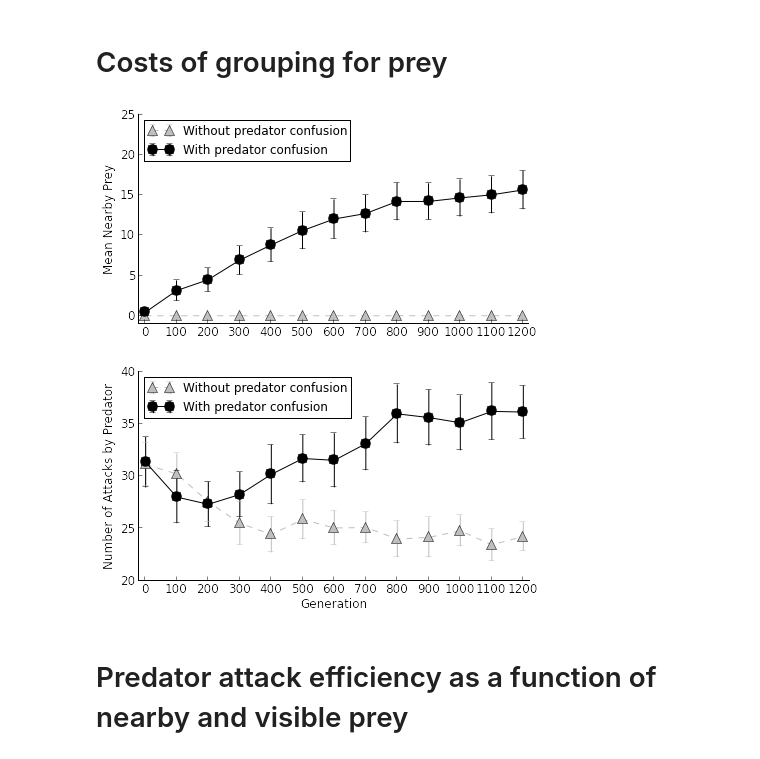
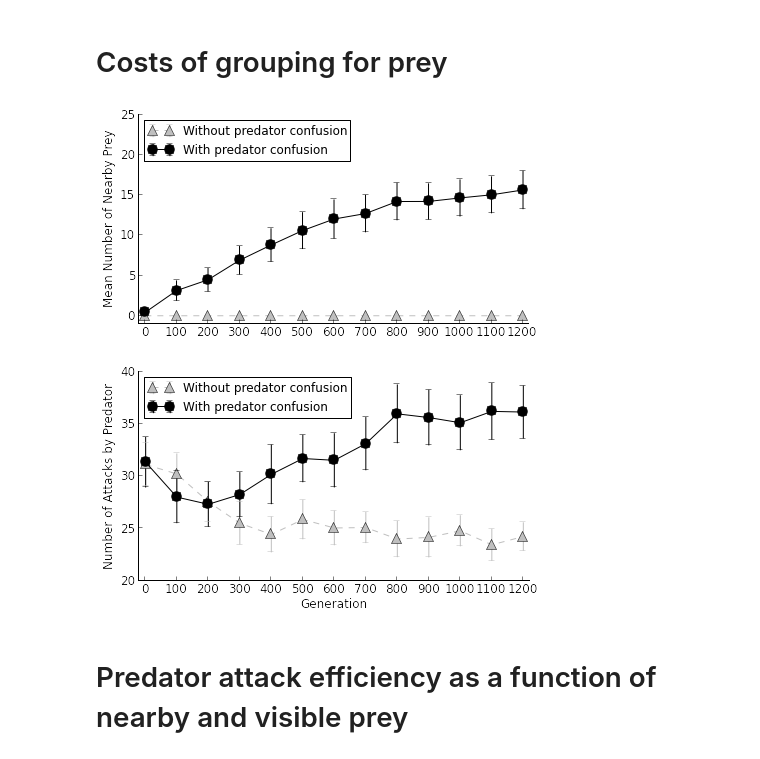
Before and after one commit to adamilab/eos-data, a Jupyter notebook: Predator Confusion Final Graphs.ipynb, the cells around one changed output. Cells and saved outputs as stored; diff of their text form; code cells hidden in the pictures.

```diff
--- a/Predator Confusion Final Graphs.ipynb
+++ b/Predator Confusion Final Graphs.ipynb
@@ -421,7 +421,7 @@ for column in meanDFs[key].columns:
         figure(figsize=(7, 3.75), frameon=False)
 
         if column == "swarm_density_count":
-            ylabel("Mean Nearby Prey", fontsize="12")
+            ylabel("Mean Number of Nearby Prey", fontsize="12")
 
         ax = axes()
         ax.spines['top'].set_visible(False)
@@ -510,7 +510,7 @@ for column in meanDFs[key].columns:
         ax.get_xaxis().tick_bottom()
         ax.get_yaxis().tick_left()
         #title(column.replace("_", " ").title() + " at end of run")
-        ylabel("Mean Nearby Prey", fontsize="12")
+        ylabel("Mean Number of Nearby Prey", fontsize="12")
         xlabel("Predator Handling Time (simulation time steps)", fontsize="12")
         xlim(0, len(keyList) + 1)
         xticks(range(1, len(keyList) + 1), ["0", "1", "2", "3", "4", "5", "10"], fontsize="12")
@@ -674,41 +674,41 @@ for column in meanDFs[key].columns:
         figure(figsize=(7, 3.75), frameon=False)
 
         if column == "swarm_density_count":
-            ylabel("Mean Nearby Prey", fontsize="12")
+            ylabel("Mean Number of Nearby Prey", fontsize="12")
             ylim(-1, 25)
         elif column == "num_attacks":
             ylabel("Number of Attacks by Predator", fontsize="12")
             xlabel("Generation", fontsize="12")
 
         ax = axes()
         ax.spines['top'].set_visible(False)
         ax.spines['right'].set_visible(False)
         ax.get_xaxis().tick_bottom()
         ax.get_yaxis().tick_left()
 
         xticks(np.arange(0, 1201, 100), fontsize="12")
         yticks(fontsize="12")
         xlim(-20, 1220)
 
         for key in keyList:
 
             keyLabel = None
 
             if key == "swarm-sd0-confusion-multiplier1":
                 keyLabel = "Without predator confusion"
                 barFormat = "^--"
                 barColor = "0.75"
             elif key == "swarm-sd30-confusion-multiplier1":
                 keyLabel = "With predator confusion"
                 barFormat = "o-"
                 barColor = "0.0"
 
             errorbar(x=meanDFs[key]["generation"][::100], y=meanDFs[key][column][::100], yerr=stderrDFs[key][column][::100], label=keyLabel, fmt=barFormat, color=barColor, ms=10)
 
         legend(loc=2, prop={'size':12})
         savefig("coevolution-of-swarming/final-graphs/" + column.replace("_", "-") + "-grouping-cost.pdf")
 # %% [output]
-[figure, old version]
+[figure, new version]
 [figure]
 # %% [markdown]
 # Predator attack efficiency as a function of nearby and visible prey
```
Also changed, not shown: parts of 5 cells of this notebook, 6 other files.
